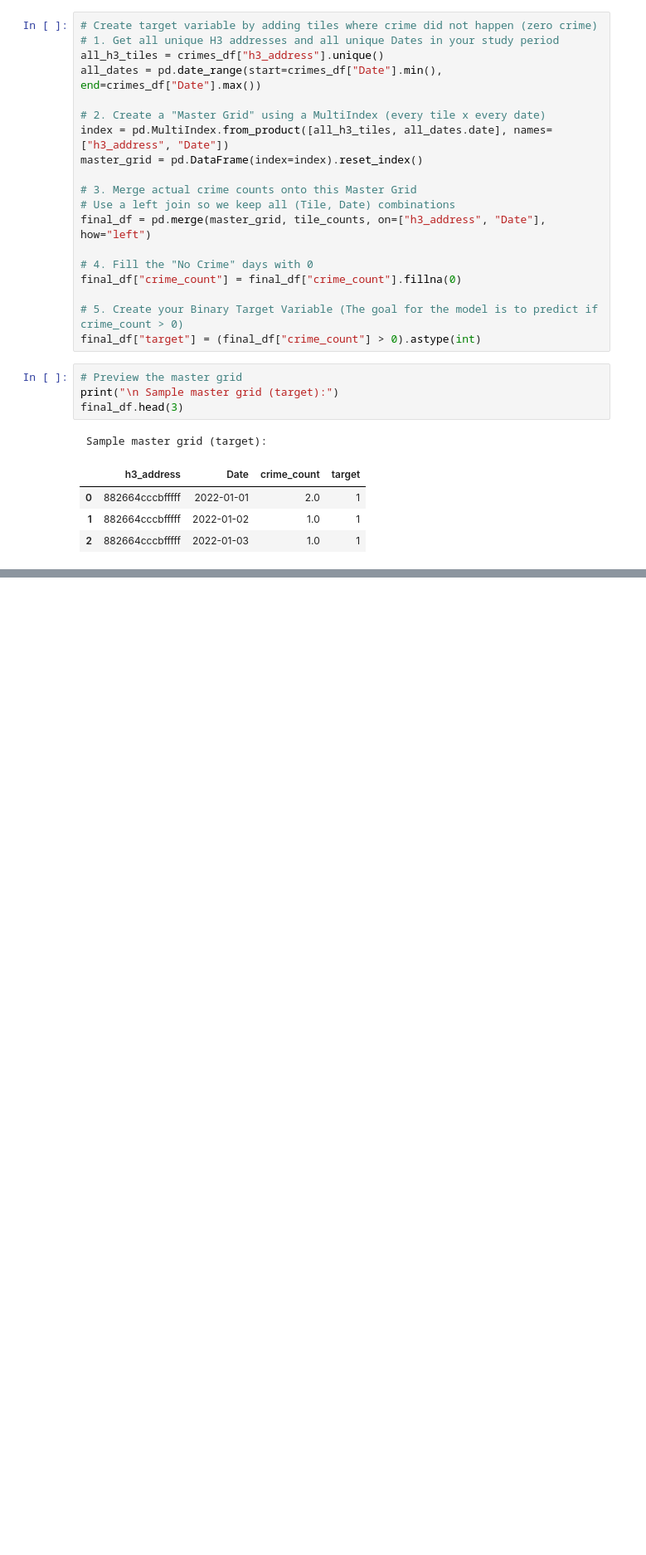
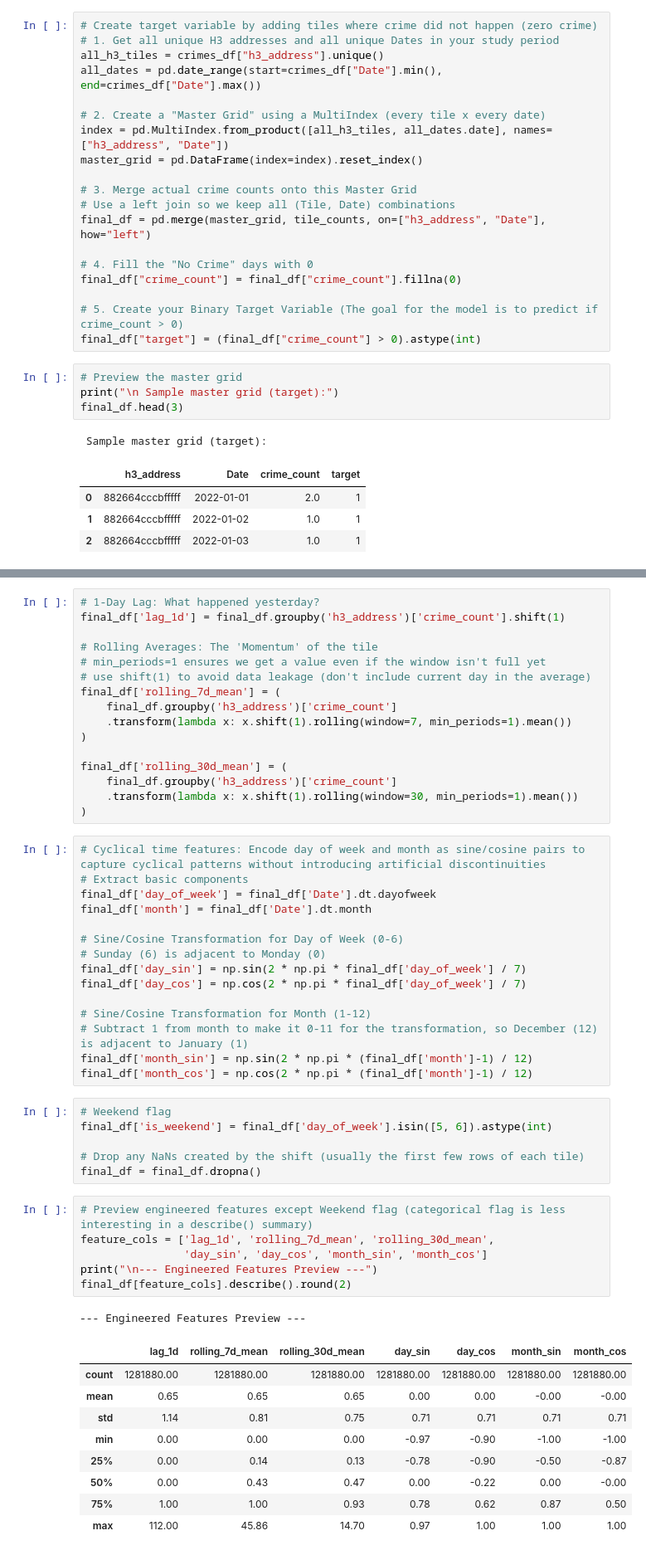
Before and after one commit to e1548423/Team23_IT5006_Predictive_Policing_AY2526Sem2, a Jupyter notebook: ML/Model/Crime_Prediction_Training.ipynb, the cells around one changed output, grey strips where cells are left out. Shown at 83% size. Drawn from its saved outputs; the diff is of its cells as text; blank space fills up the shorter version.

```diff
--- a/ML/Model/Crime_Prediction_Training.ipynb
+++ b/ML/Model/Crime_Prediction_Training.ipynb
@@ -366,0 +377,54 @@ final_df.head(3)
+# %%
+# 1-Day Lag: What happened yesterday?
+final_df['lag_1d'] = final_df.groupby('h3_address')['crime_count'].shift(1)
+
+# Rolling Averages: The 'Momentum' of the tile
+# min_periods=1 ensures we get a value even if the window isn't full yet
+# use shift(1) to avoid data leakage (don't include current day in the average)
+final_df['rolling_7d_mean'] = (
+    final_df.groupby('h3_address')['crime_count']
+    .transform(lambda x: x.shift(1).rolling(window=7, min_periods=1).mean())
+)
+
+final_df['rolling_30d_mean'] = (
+    final_df.groupby('h3_address')['crime_count']
+    .transform(lambda x: x.shift(1).rolling(window=30, min_periods=1).mean())
+)
+# %%
+# Cyclical time features: Encode day of week and month as sine/cosine pairs to capture cyclical patterns without introducing artificial discontinuities
+# Extract basic components
+final_df['day_of_week'] = final_df['Date'].dt.dayofweek
+final_df['month'] = final_df['Date'].dt.month
+
+# Sine/Cosine Transformation for Day of Week (0-6)
+# Sunday (6) is adjacent to Monday (0)
+final_df['day_sin'] = np.sin(2 * np.pi * final_df['day_of_week'] / 7)
+final_df['day_cos'] = np.cos(2 * np.pi * final_df['day_of_week'] / 7)
+
+# Sine/Cosine Transformation for Month (1-12)
+# Subtract 1 from month to make it 0-11 for the transformation, so December (12) is adjacent to January (1)
+final_df['month_sin'] = np.sin(2 * np.pi * (final_df['month']-1) / 12)
+final_df['month_cos'] = np.cos(2 * np.pi * (final_df['month']-1) / 12)
+# %%
+# Weekend flag
+final_df['is_weekend'] = final_df['day_of_week'].isin([5, 6]).astype(int)
+
+# Drop any NaNs created by the shift (usually the first few rows of each tile)
+final_df = final_df.dropna()
+# %%
+# Preview engineered features except Weekend flag (categorical flag is less interesting in a describe() summary)
+feature_cols = ['lag_1d', 'rolling_7d_mean', 'rolling_30d_mean',
+                'day_sin', 'day_cos', 'month_sin', 'month_cos']
+print("\n--- Engineered Features Preview ---")
+final_df[feature_cols].describe().round(2)
+# %% [output]
+--- Engineered Features Preview ---
+|  | lag_1d | rolling_7d_mean | rolling_30d_mean | day_sin | day_cos | month_sin | month_cos |
+| count | 1281880.00 | 1281880.00 | 1281880.00 | 1281880.00 | 1281880.00 | 1281880.00 | 1281880.00 |
+| mean | 0.65 | 0.65 | 0.65 | 0.00 | 0.00 | -0.00 | -0.00 |
+| std | 1.14 | 0.81 | 0.75 | 0.71 | 0.71 | 0.71 | 0.71 |
+| min | 0.00 | 0.00 | 0.00 | -0.97 | -0.90 | -1.00 | -1.00 |
+| 25% | 0.00 | 0.14 | 0.13 | -0.78 | -0.90 | -0.50 | -0.87 |
+| 50% | 0.00 | 0.43 | 0.47 | 0.00 | -0.22 | 0.00 | -0.00 |
+| 75% | 1.00 | 1.00 | 0.93 | 0.78 | 0.62 | 0.87 | 0.50 |
+| max | 112.00 | 45.86 | 14.70 | 0.97 | 1.00 | 1.00 | 1.00 |
```
Also changed, not shown: parts of 8 cells of this notebook.
